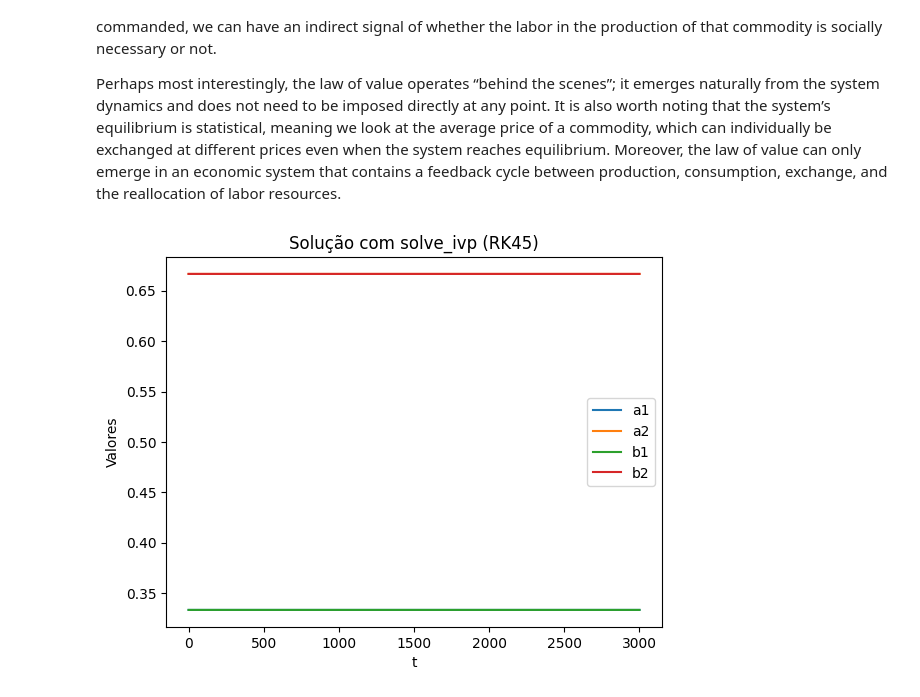
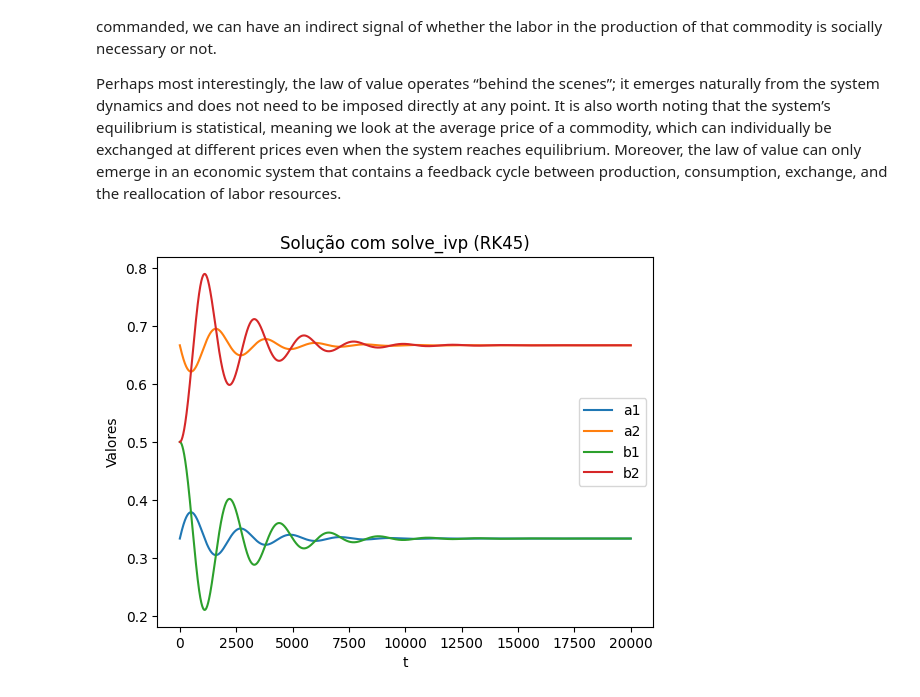
Before and after one commit to jdansb/Econophysics, a Jupyter notebook: Statistical_approximation_of_the_law_of_value_(EBM).ipynb, the cells around one changed output. Saved outputs shown, nothing was run; the diff lists cells and outputs as text; code cells hidden in the pictures.

```diff
--- a/Statistical_approximation_of_the_law_of_value_(EBM).ipynb
+++ b/Statistical_approximation_of_the_law_of_value_(EBM).ipynb
@@ -367,7 +367,7 @@ c = np.array([3, 3])   # c1, c2
 
 # Condições iniciais
 a0 = np.array([1/3, 2/3])  # a1(0), a2(0)
-b0 = np.array([1/3, 2/3])  # b1(0), b2(0)
+b0 = np.array([0.5, 0.5])  # b1(0), b2(0)
 y0 = np.concatenate((a0, b0))  # Vetor de estado inicial
 
 # Sistema de equações diferenciais
@@ -377,37 +377,41 @@ def model(t,y):
 
     # Calcula o termo de soma S
     S = (l[0]*b1)/(c[0]*a1) + (l[1]*b2)/(c[1]*a2)
 
     # Equações para a1 e a2
     da1dt = psi*gamma*M*(b1 - a1*S)
     da2dt = psi*gamma*M*(b2 - a2*S)
 
     # Equações para b1 e b2
     db1dt = -omega*N*(a1/l[0] - 1/c[0])
     db2dt = -omega*N*(a2/l[1] - 1/c[1])
 
     return [da1dt, da2dt, db1dt, db2dt]
 
 # Tempo de integração
-t = np.linspace(0, 3000, 1000)
+t = np.linspace(0, 20000, 1000)
 
 # Resolver o sistema de EDOs
 #solution = odeint(model, y0, t,atol=1e-19, rtol=1e-19)
-sol = solve_ivp(model,(0, 3000), y0, method="RK23",max_step=0.1) #atol = np.array([1e-12, 1e-12, 1e-12, 1e-12])
+sol = solve_ivp(model,(0, 20000), y0, method="Radau",max_step=0.1) #atol = np.array([1e-12, 1e-12, 1e-12, 1e-12])
 
 # Extrair soluções
 a1, a2, b1, b2 = sol.y
 
 
 # Plot
-plt.plot(sol.t, a1, label="a1")
-plt.plot(sol.t, a2, label="a2")
-plt.plot(sol.t, b1, label="b1")
-plt.plot(sol.t, b2, label="b2")
+#N é só uma quantidade de trabalhadores, não necessariamente constante
+#M é só uma quantidade de dinheiro, não necessariamente constante
+#logo a.N é só outra quantidade de trabalhadores, uma fração multipla de algo qualquer. pra 2 mercadorias todos os trabalhadores são (a1+a2)N, mas aj não é necessariamente a fração do total, pra fazer precisamos fazer a1/(a1+a2), reescalar.
+#Mesma coisa dinheiro. Assim garantimos que em todo instante de tempo aj e bj sejam não apenas fraçoes de uma quantidade qualquer, mas frações da quantidade total de trabalhadores ou de dinheiro. Que se mantém constante quando está em equilíbrio (derivada do somatório é 0), mas fora é uma quantidade qualquer.
+plt.plot(sol.t, a1/(a1+a2), label="a1")
+plt.plot(sol.t, a2/(a1+a2), label="a2")
+plt.plot(sol.t, b1/(b1+b2), label="b1")
+plt.plot(sol.t, b2/(b1+b2), label="b2")
 plt.xlabel("t")
 plt.ylabel("Valores")
 plt.legend()
 plt.title("Solução com solve_ivp (RK45)")
 plt.show()
 # %% [output]
-[figure, old version]
+[figure, new version]
```
